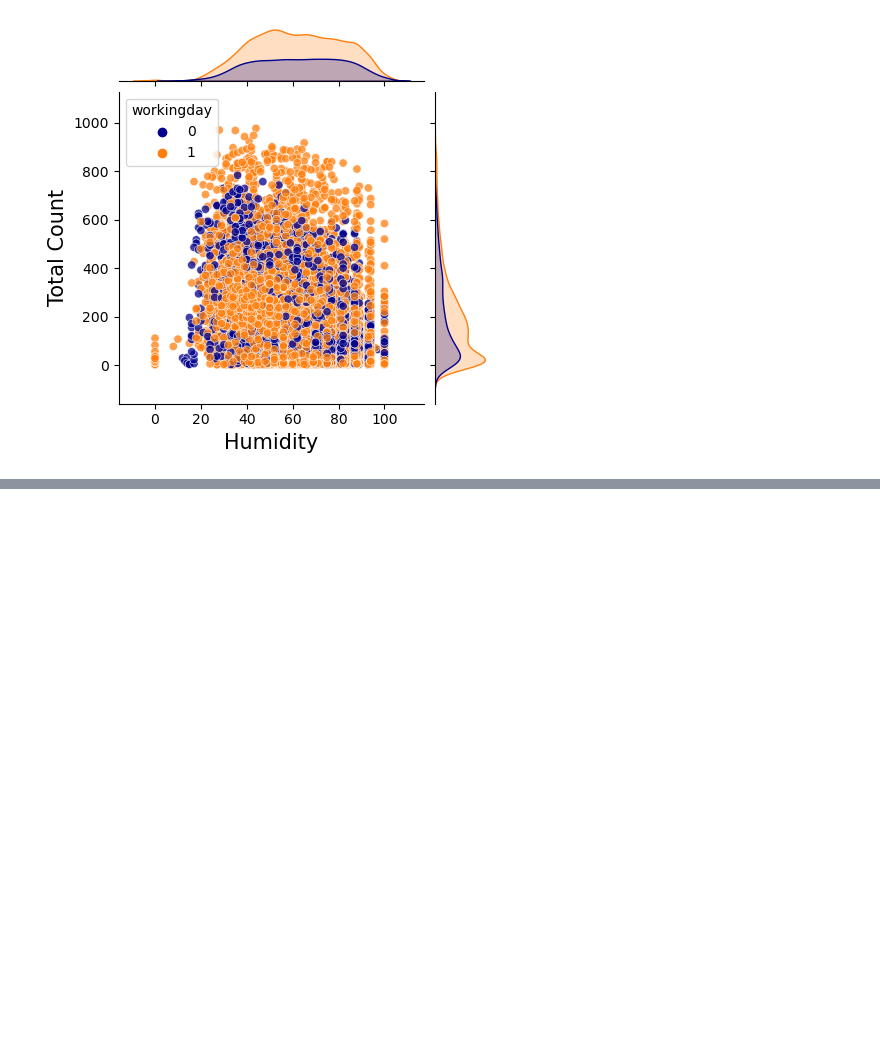
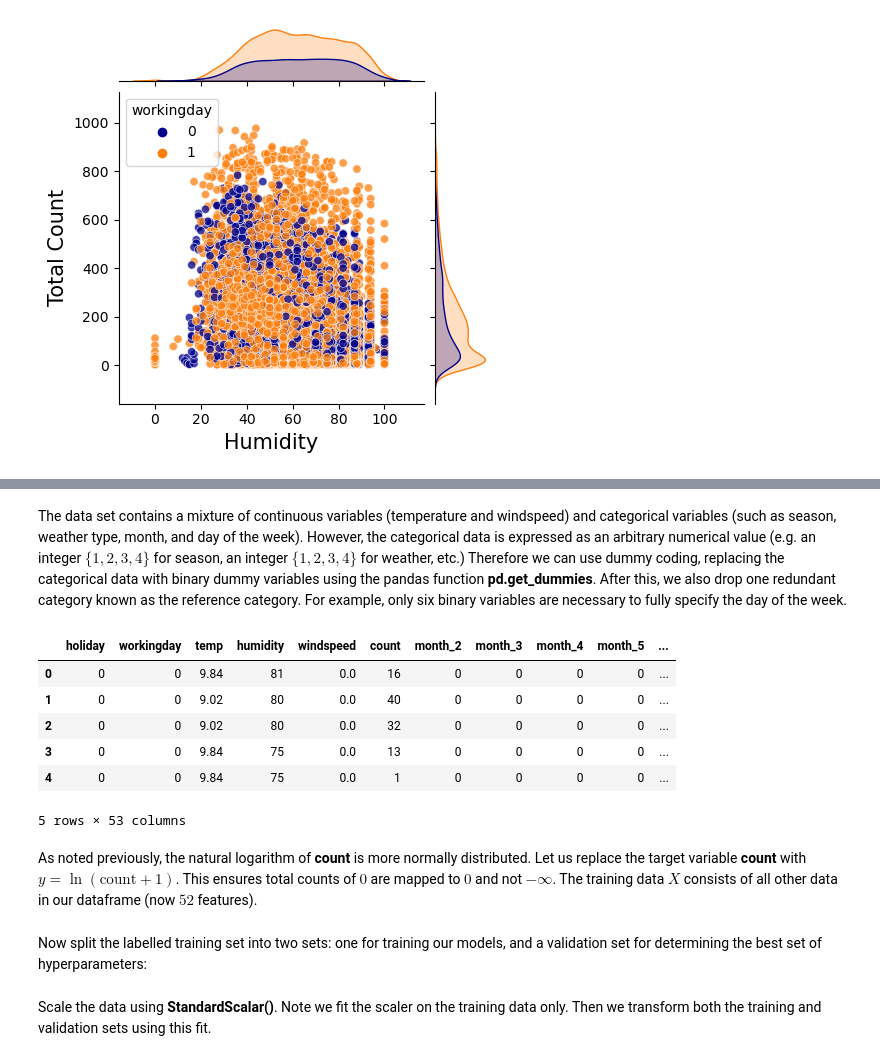
Before and after one commit to owenpb/Kaggle-Bike-Sharing-Prediction, a Jupyter notebook: kaggle-bike-sharing.ipynb, the cells around one changed output, grey strips where cells are left out. Saved outputs shown, nothing was run; the diff lists cells and outputs as text; code cells hidden in the pictures; blank space fills up the shorter version.

```diff
--- a/kaggle-bike-sharing.ipynb
+++ b/kaggle-bike-sharing.ipynb
@@ -261,0 +276,16 @@ plt.show()
+# %% [markdown]
+The data set contains a mixture of continuous variables (temperature and windspeed) and categorical variables (such as season, weather type, month, and day of the week). However, the categorical data is expressed as an arbitrary numerical value (e.g. an integer $\{1,2,3,4\}$ for season, an integer $\{1,2,3,4\}$ for weather, etc.) Therefore we can use dummy coding, replacing the categorical data with binary dummy variables using the pandas function **pd.get_dummies**. After this, we also drop one redundant category known as the reference category. For example, only six binary variables are necessary to fully specify the day of the week.
+# %%
+df = pd.get_dummies(df, columns=['month', 'dayofweek', 'hour', 'weather', 'year', 'season'])
+df = df.drop(['month_1', 'dayofweek_0', 'hour_0', 'weather_1', 'year_2011', 'season_1'], axis=1)
+df.head()
+# %% [output]
+|  | holiday | workingday | temp | humidity | windspeed | count | month_2 | month_3 | month_4 | month_5 | ... |
+| 0 | 0 | 0 | 9.84 | 81 | 0.0 | 16 | 0 | 0 | 0 | 0 | ... |
+| 1 | 0 | 0 | 9.02 | 80 | 0.0 | 40 | 0 | 0 | 0 | 0 | ... |
+| 2 | 0 | 0 | 9.02 | 80 | 0.0 | 32 | 0 | 0 | 0 | 0 | ... |
+| 3 | 0 | 0 | 9.84 | 75 | 0.0 | 13 | 0 | 0 | 0 | 0 | ... |
+| 4 | 0 | 0 | 9.84 | 75 | 0.0 | 1 | 0 | 0 | 0 | 0 | ... |
+5 rows × 53 columns
+# %% [markdown]
+As noted previously, the natural logarithm of **count** is more normally distributed. Let us replace the target variable **count** with $y=\ln(\mathrm{count}+1)$. This ensures total counts of $0$ are mapped to $0$ and not $-\infty$. The training data $X$ consists of all other data in our dataframe (now $52$ features).
@@ -261,0 +295,2 @@ plt.show()
+# %% [markdown]
+Now split the labelled training set into two sets: one for training our models, and a validation set for determining the best set of hyperparameters:
@@ -261,0 +299,2 @@ plt.show()
+# %% [markdown]
+Scale the data using **StandardScalar()**. Note we fit the scaler on the training data only. Then we transform both the training and validation sets using this fit.
```
Also changed, not shown: parts of 17 cells of this notebook.
